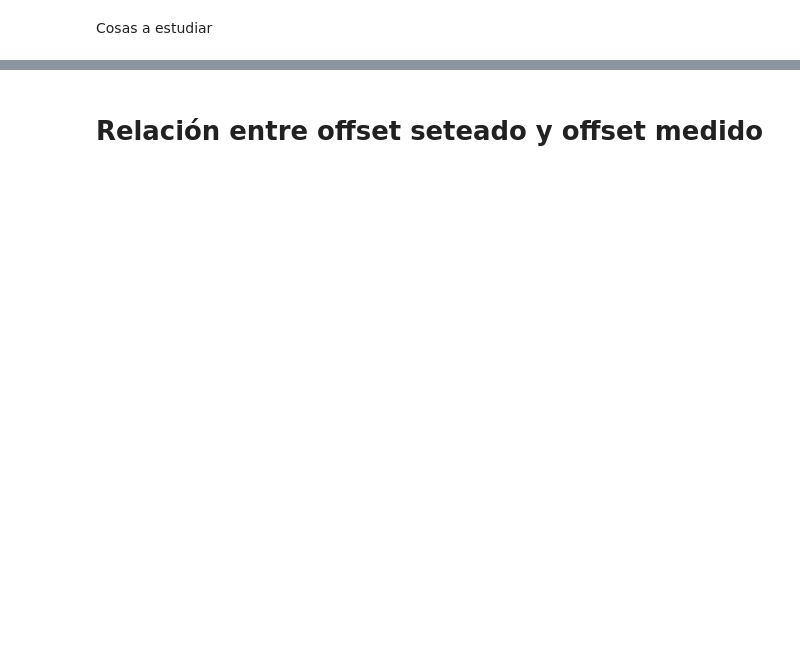
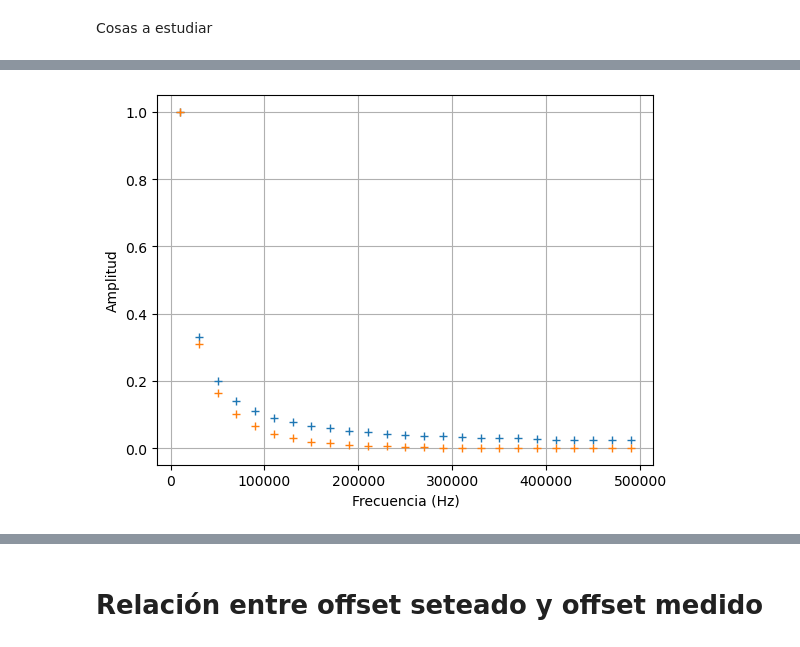
Before and after one commit to DelManuel/Magnetometro-optico, a Jupyter notebook: códigos/analisis_fuente_de_corriente.ipynb, the cells around one changed output, grey strips where cells are left out. Cells and saved outputs as stored; diff of their text form; code cells hidden in the pictures; blank space fills up the shorter version.

```diff
--- a/códigos/analisis_fuente_de_corriente.ipynb
+++ b/códigos/analisis_fuente_de_corriente.ipynb
@@ -74,0 +173,9 @@ plt.show()
+# %%
+file_name = '../mediciones/D.D/Cuadrada AMP1 FREQ10000 OFFS2.pickle'
+
+# Cargamos los datos
+with open(file_name, "rb") as f:
+    dic = pickle.load(f)
+
+t_1,V_1,t_2,V_2 = [dic["2V"][key] for key in dic["2V"].keys()]
+t_1, t_2 = t_1/1000, t_2/1000 # Porque mide en milisegundos
@@ -74,0 +222,19 @@ plt.show()
+# %%
+peaks_1, _ = find_peaks(tf_1, distance= 15)
+
+
+
+peaks_2, _ = find_peaks(tf_2, distance= 15)
+
+frec_peaks = frec_1[peaks_1]
+tf_1_peaks = tf_1[peaks_1]
+tf_2_peaks = tf_2[peaks_2]
+
+plt.plot(frec_peaks,tf_1_peaks,"+")
+plt.plot(frec_peaks,tf_2_peaks,"+")
+plt.xlabel("Frecuencia (Hz)")
+plt.ylabel("Amplitud")
+plt.grid()
+plt.show()
+# %% [output]
+[figure, added]
```
Also changed, not shown: parts of 42 cells of this notebook, 34 other files.
